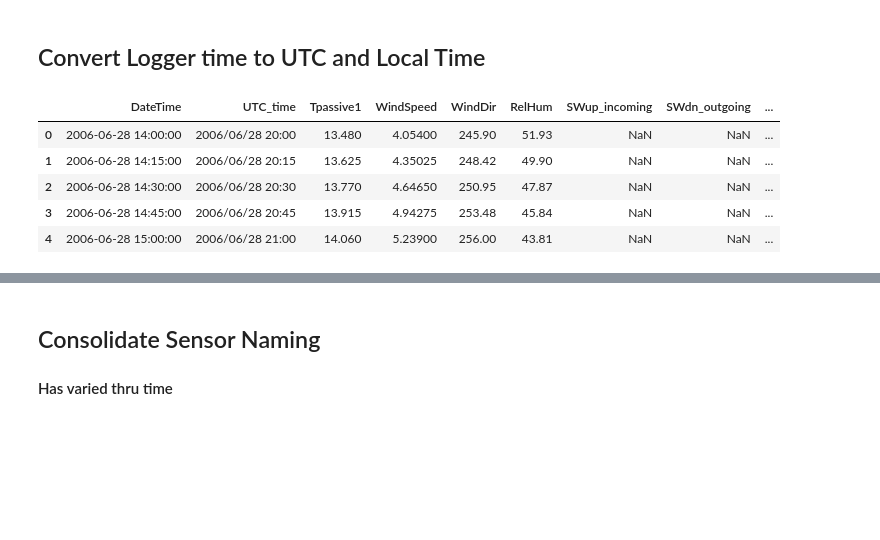
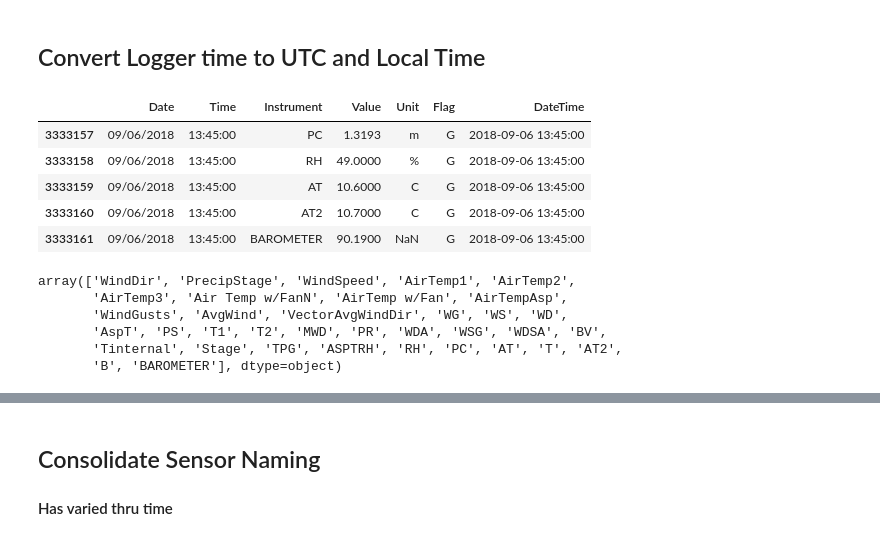
Before and after one commit to ehbaker/WXmunge, a Jupyter notebook: L0_long_logger_output.ipynb, the cells around one changed output, grey strips where cells are left out. Cells and saved outputs as stored; diff of their text form; code cells hidden in the pictures; blank space fills up the shorter version.

```diff
--- a/L0_long_logger_output.ipynb
+++ b/L0_long_logger_output.ipynb
@@ -20,7 +19,6 @@ from settings import Glacier, Station, base_path
 # %% [markdown]
 ## Define Glacier and Station
 # %%
-Glacier='Wolverine'
-Station='990'
-
 data_columns, general_data_columns, out_date_format, precip_columns, precip_gage_change, primary_temp_column, temp_columns, timezone, wind_col, wind_dir_columns = settings.get_settings(settings.Glacier, settings.Station)
+print(Glacier)
+print(Station)
@@ -76,14 +80,23 @@ read file: Q:/Project Data/GlacierData/Benchmark_Program/Data/Wolverine/AllYears
 #dat['DateTime']=dat.Date+ " " + dat.Time #this is needed for non-cumulative processing
 dat.loc[:,'DateTime']=pd.to_datetime(dat['DateTime'], format=date_format) #set to date-time from string
 # %%
-dat.head()
+dat.tail()
 # %% [output]
-|  | DateTime | UTC_time | Tpassive1 | WindSpeed | WindDir | RelHum | SWup_incoming | SWdn_outgoing | ... |
-| 0 | 2006-06-28 14:00:00 | 2006/06/28 20:00 | 13.480 | 4.05400 | 245.90 | 51.93 | NaN | NaN | ... |
-| 1 | 2006-06-28 14:15:00 | 2006/06/28 20:15 | 13.625 | 4.35025 | 248.42 | 49.90 | NaN | NaN | ... |
-| 2 | 2006-06-28 14:30:00 | 2006/06/28 20:30 | 13.770 | 4.64650 | 250.95 | 47.87 | NaN | NaN | ... |
-| 3 | 2006-06-28 14:45:00 | 2006/06/28 20:45 | 13.915 | 4.94275 | 253.48 | 45.84 | NaN | NaN | ... |
-| 4 | 2006-06-28 15:00:00 | 2006/06/28 21:00 | 14.060 | 5.23900 | 256.00 | 43.81 | NaN | NaN | ... |
+|  | Date | Time | Instrument | Value | Unit | Flag | DateTime |
+| 3333157 | 09/06/2018 | 13:45:00 | PC | 1.3193 | m | G | 2018-09-06 13:45:00 |
+| 3333158 | 09/06/2018 | 13:45:00 | RH | 49.0000 | % | G | 2018-09-06 13:45:00 |
+| 3333159 | 09/06/2018 | 13:45:00 | AT | 10.6000 | C | G | 2018-09-06 13:45:00 |
+| 3333160 | 09/06/2018 | 13:45:00 | AT2 | 10.7000 | C | G | 2018-09-06 13:45:00 |
+| 3333161 | 09/06/2018 | 13:45:00 | BAROMETER | 90.1900 | NaN | G | 2018-09-06 13:45:00 |
+# %%
+dat.Instrument.unique()
+# %% [output]
+array(['WindDir', 'PrecipStage', 'WindSpeed', 'AirTemp1', 'AirTemp2',
+       'AirTemp3', 'Air Temp w/FanN', 'AirTemp w/Fan', 'AirTempAsp',
+       'WindGusts', 'AvgWind', 'VectorAvgWindDir', 'WG', 'WS', 'WD',
+       'AspT', 'PS', 'T1', 'T2', 'MWD', 'PR', 'WDA', 'WSG', 'WDSA', 'BV',
+       'Tinternal', 'Stage', 'TPG', 'ASPTRH', 'RH', 'PC', 'AT', 'T', 'AT2',
+       'B', 'BAROMETER'], dtype=object)
 # %%
 #Correct for time slips
 dat['DateTime']=dat['DateTime'].dt.round('15min') #round time to the nearest 15 minute value
```
Also changed, not shown: parts of 25 cells of this notebook, 4 other files.
